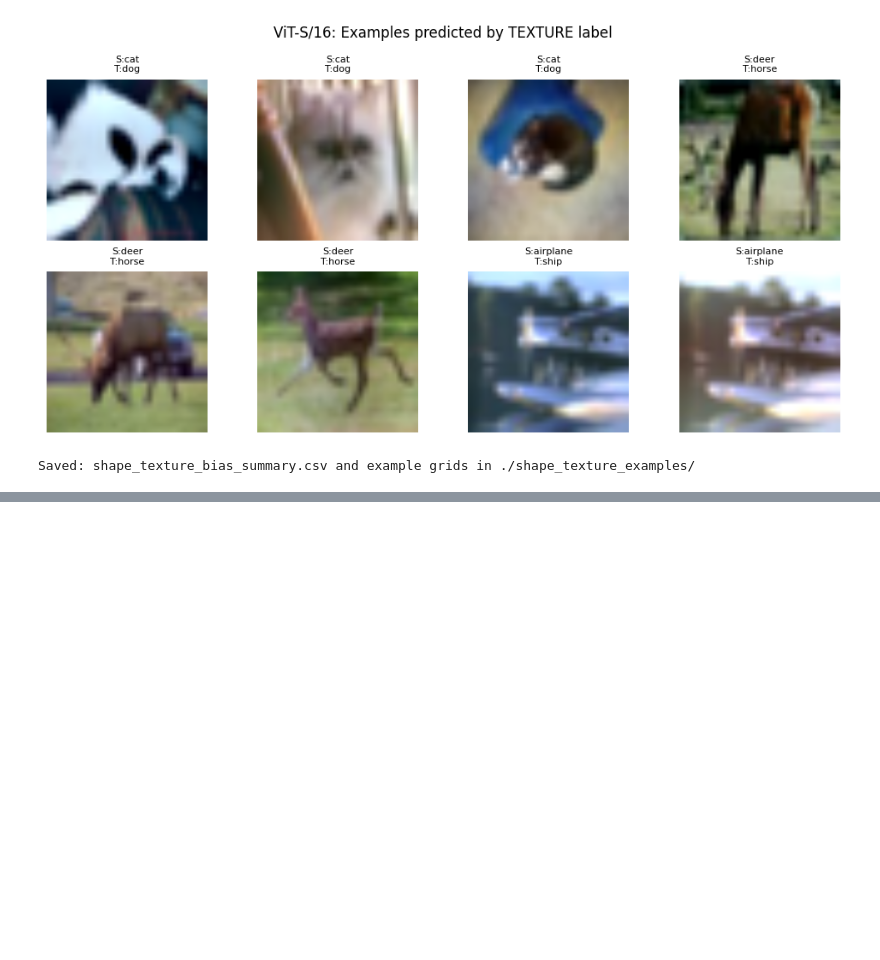
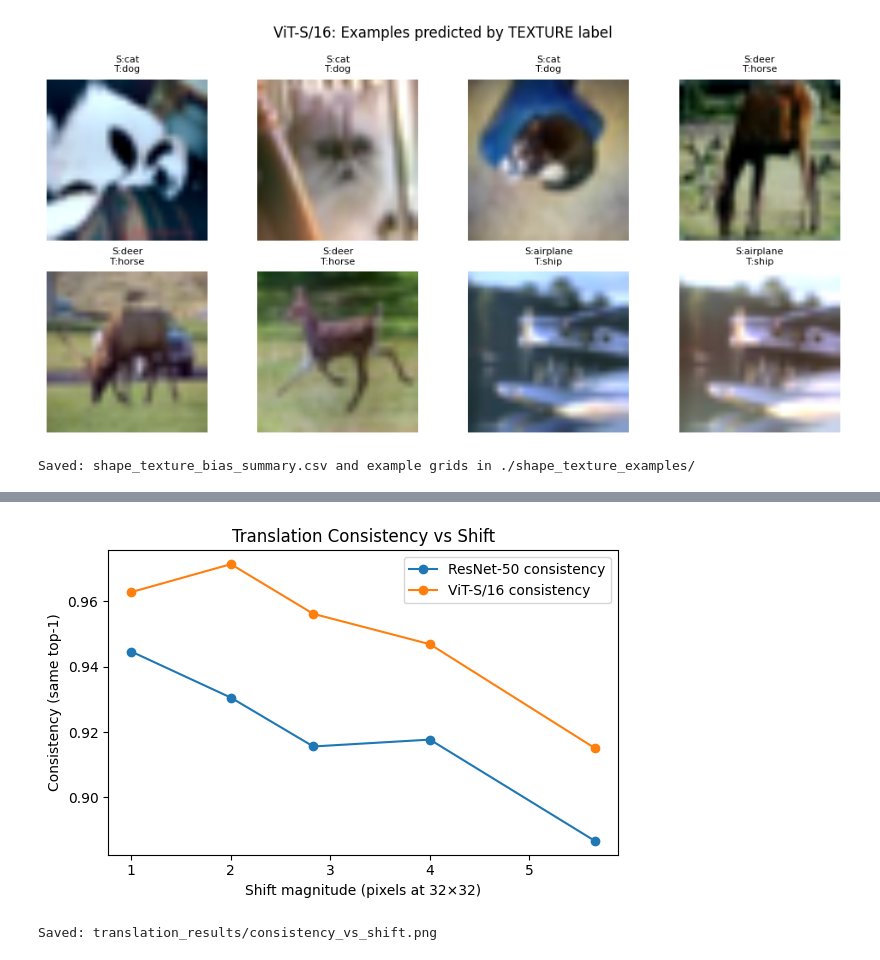
Before and after one commit to tk1475/ATML-PA1, a Jupyter notebook: Task1/task1.ipynb, the cells around one changed output, grey strips where cells are left out. Saved outputs shown, nothing was run; the diff lists cells and outputs as text; code cells hidden in the pictures; blank space fills up the shorter version.

```diff
--- a/Task1/task1.ipynb
+++ b/Task1/task1.ipynb
@@ -641,0 +1028,43 @@ Saved: shape_texture_bias_summary.csv and example grids in ./shape_texture_examp
+# %%
+import csv, math, matplotlib.pyplot as plt
+
+path = "translation_results/translation_invariance_zero_pre.csv"  # change if you ran other modes
+rows = []
+with open(path) as f:
+    r = csv.DictReader(f)
+    for d in r:
+        dx, dy = map(int, d["Shift_dx_dy"].split("x"))
+        mag = math.hypot(dx, dy)
+        rows.append({
+            "mag": mag,
+            "rn_acc": float(d["ResNet_acc"]),
+            "rn_cons": float(d["ResNet_consistency"]),
+            "vt_acc": float(d["ViT_acc"]),
+            "vt_cons": float(d["ViT_consistency"]),
+        })
+
+# average by magnitude (e.g., 1, 2, sqrt(8))
+from collections import defaultdict
+agg = defaultdict(lambda: {"rn_acc": [], "rn_cons": [], "vt_acc": [], "vt_cons": []})
+for r in rows:
+    agg[r["mag"]]["rn_acc"].append(r["rn_acc"])
+    agg[r["mag"]]["rn_cons"].append(r["rn_cons"])
+    agg[r["mag"]]["vt_acc"].append(r["vt_acc"])
+    agg[r["mag"]]["vt_cons"].append(r["vt_cons"])
+
+mags = sorted(agg.keys())
+def mean(xs): return sum(xs)/len(xs)
+
+rn_cons = [mean(agg[m]["rn_cons"]) for m in mags]
+vt_cons = [mean(agg[m]["vt_cons"]) for m in mags]
+
+plt.figure(figsize=(6,4))
+plt.plot(mags, rn_cons, marker="o", label="ResNet-50 consistency")
+plt.plot(mags, vt_cons, marker="o", label="ViT-S/16 consistency")
+plt.xlabel("Shift magnitude (pixels at 32×32)"); plt.ylabel("Consistency (same top-1)")
+plt.title("Translation Consistency vs Shift")
+plt.legend(); plt.tight_layout(); plt.savefig("translation_results/consistency_vs_shift.png", dpi=200); plt.show()
+print("Saved: translation_results/consistency_vs_shift.png")
+# %% [output]
+[figure, added]
+Saved: translation_results/consistency_vs_shift.png
```
Also changed, not shown: parts of 4 cells of this notebook.
